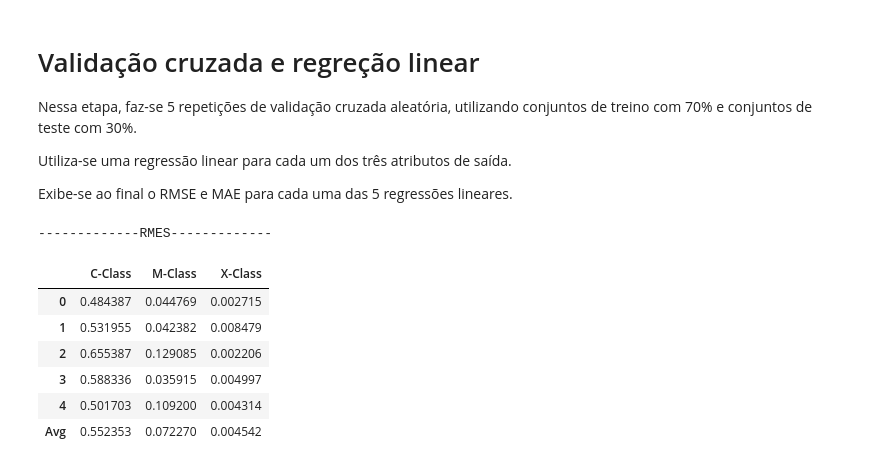
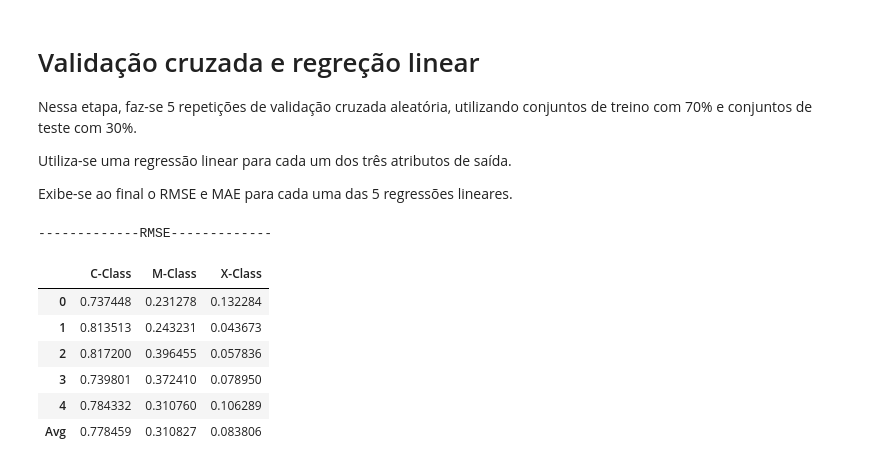
Before and after one commit to JorgeSantos18/MO432, a Jupyter notebook: Tarefa-3.ipynb, the cells around one changed output. Cells and saved outputs as stored; diff of their text form; code cells hidden in the pictures.

Commit message:
Fixed minor error

```diff
--- a/Tarefa-3.ipynb
+++ b/Tarefa-3.ipynb
@@ -163,7 +164,7 @@ Utiliza-se uma regressão linear para cada um dos três atributos de saída.
 Exibe-se ao final o RMSE e MAE para cada uma das 5 regressões lineares.
 # %%
 def calc_rmes(actual, prediction):
-    return ( (actual-prediction)**2 ).sum()/actual.shape[0]
+    return math.sqrt(( (actual-prediction)**2 ).sum()/actual.shape[0])
 
 def calc_mae(actual, prediction):
     return ( (actual-prediction).abs() ).sum()/actual.shape[0]
@@ -178,43 +179,43 @@ def calc_rmes_mae (input_data_, output_data_):
     for i in range(5):
         # Create test and train sets
         x_train,x_test,y_train,y_test=train_test_split(input_data_, output_data_, test_size=0.3)
 
         assert (x_test.shape[0] + x_train.shape[0]) == reduced_data.shape[0]
         assert (y_test.shape[0] + y_train.shape[0]) == reduced_data.shape[0]
 
         lreg = LinearRegression().fit(x_train, y_train)
 
         l_rmes.append( calc_rmes(y_test, lreg.predict(x_test)) )
         l_mae.append(  calc_mae( y_test, lreg.predict(x_test)) )
 
     return l_rmes, l_mae
 
 def format_table(measure, cols):
     table = pd.DataFrame(columns=cols)
     for col in cols:
         table[col] = np.append(np.array(error_measures.at[measure, col]), np.mean(np.array(error_measures.at[measure, col])))
     table.index = [0, 1, 2, 3, 4, 'Avg']
     return table
 
 # Get the measures
 error_measures = pd.DataFrame(columns=output_data_columns)
 for col in output_data_columns:
     error_measures[col] = calc_rmes_mae(reduced_data, output_data_num[col])
-error_measures.index = ["RMES", "MAE"]
+error_measures.index = ["RMSE", "MAE"]
 
 # Print them in columns
-table = format_table("RMES", output_data_columns)
-print("-------------RMES-------------")
+table = format_table("RMSE", output_data_columns)
+print("-------------RMSE-------------")
 table.head(6)
 # %% [output]
--------------RMES-------------
+-------------RMSE-------------
 |  | C-Class | M-Class | X-Class |
-| 0 | 0.484387 | 0.044769 | 0.002715 |
-| 1 | 0.531955 | 0.042382 | 0.008479 |
-| 2 | 0.655387 | 0.129085 | 0.002206 |
-| 3 | 0.588336 | 0.035915 | 0.004997 |
-| 4 | 0.501703 | 0.109200 | 0.004314 |
-| Avg | 0.552353 | 0.072270 | 0.004542 |
+| 0 | 0.737448 | 0.231278 | 0.132284 |
+| 1 | 0.813513 | 0.243231 | 0.043673 |
+| 2 | 0.817200 | 0.396455 | 0.057836 |
+| 3 | 0.739801 | 0.372410 | 0.078950 |
+| 4 | 0.784332 | 0.310760 | 0.106289 |
+| Avg | 0.778459 | 0.310827 | 0.083806 |
 # %%
 print("-------------MAE-------------")
 table = format_table("MAE", output_data_columns)
```
Also changed, not shown: parts of 5 cells of this notebook.
